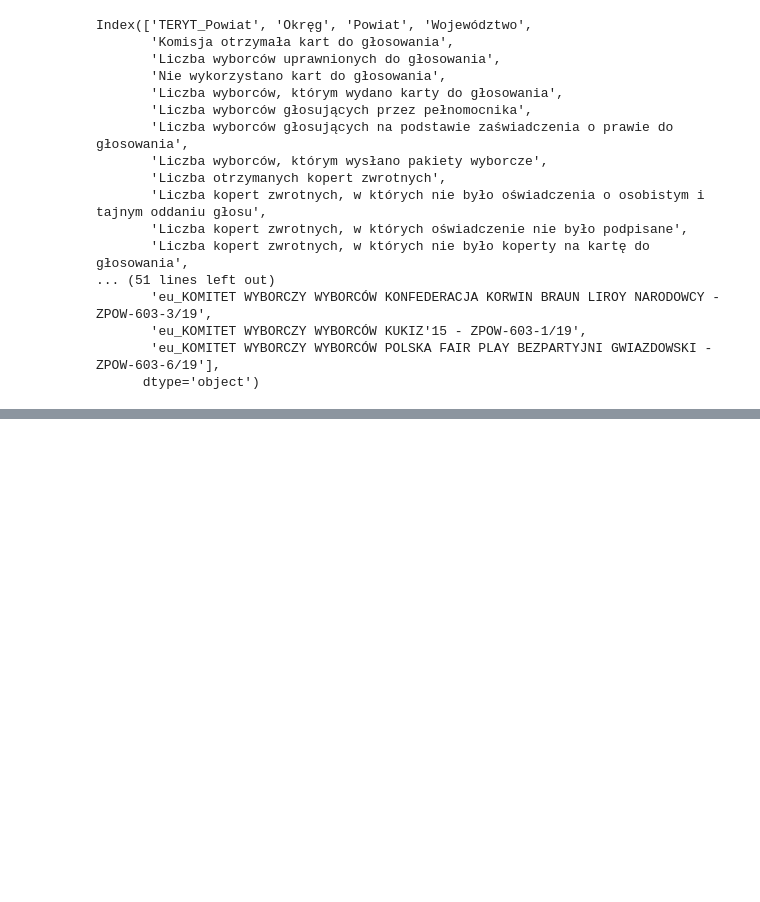
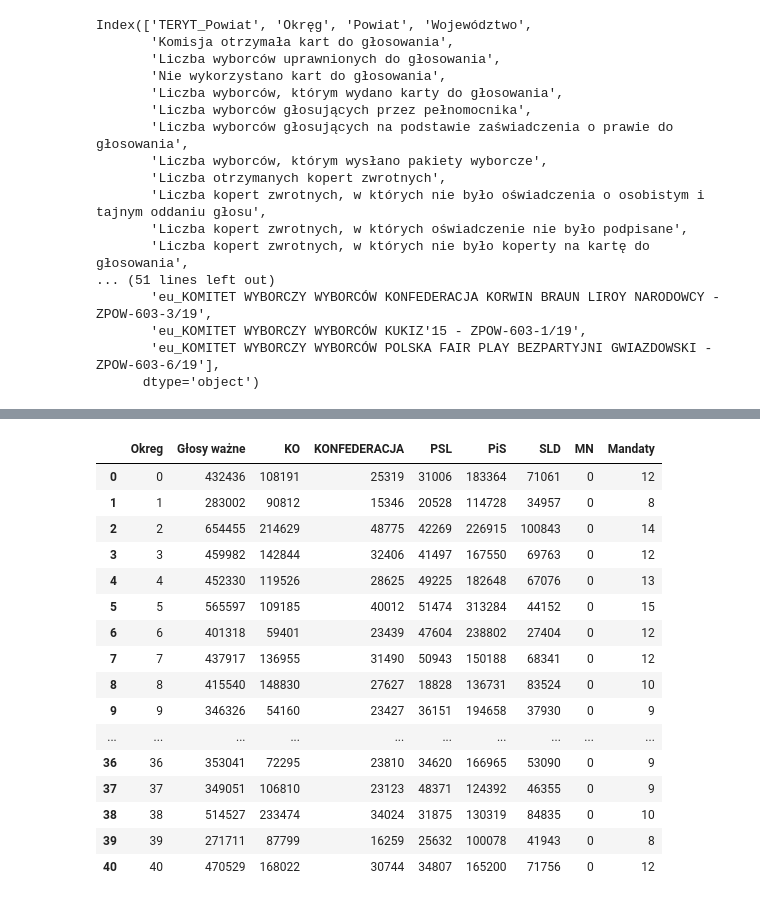
Before and after one commit to Jan-Majewski/Election_data, a Jupyter notebook: Analiza_wybory.ipynb, the cells around one changed output, grey strips where cells are left out. Saved outputs shown, nothing was run; the diff lists cells and outputs as text; code cells hidden in the pictures; blank space fills up the shorter version.

```diff
--- a/Analiza_wybory.ipynb
+++ b/Analiza_wybory.ipynb
@@ -430,0 +430,28 @@ df_pl
+# %%
+df_o=pd.merge(df_o, okreg_map, left_on="Okręg", right_on="Okreg")
+# %%
+df_o.drop(columns=["Okreg","TERYT_Powiat"], inplace=True)
+# %%
+df_o.reset_index(inplace=True)
+# %%
+df_o.rename(columns={"index":"Okreg"}, inplace=True)
+# %%
+df_o
+# %% [output]
+|  | Okreg | Głosy ważne | KO | KONFEDERACJA | PSL | PiS | SLD | MN | Mandaty |
+| 0 | 0 | 432436 | 108191 | 25319 | 31006 | 183364 | 71061 | 0 | 12 |
+| 1 | 1 | 283002 | 90812 | 15346 | 20528 | 114728 | 34957 | 0 | 8 |
+| 2 | 2 | 654455 | 214629 | 48775 | 42269 | 226915 | 100843 | 0 | 14 |
+| 3 | 3 | 459982 | 142844 | 32406 | 41497 | 167550 | 69763 | 0 | 12 |
+| 4 | 4 | 452330 | 119526 | 28625 | 49225 | 182648 | 67076 | 0 | 13 |
+| 5 | 5 | 565597 | 109185 | 40012 | 51474 | 313284 | 44152 | 0 | 15 |
+| 6 | 6 | 401318 | 59401 | 23439 | 47604 | 238802 | 27404 | 0 | 12 |
+| 7 | 7 | 437917 | 136955 | 31490 | 50943 | 150188 | 68341 | 0 | 12 |
+| 8 | 8 | 415540 | 148830 | 27627 | 18828 | 136731 | 83524 | 0 | 10 |
+| 9 | 9 | 346326 | 54160 | 23427 | 36151 | 194658 | 37930 | 0 | 9 |
+| ... | ... | ... | ... | ... | ... | ... | ... | ... | ... |
+| 36 | 36 | 353041 | 72295 | 23810 | 34620 | 166965 | 53090 | 0 | 9 |
+| 37 | 37 | 349051 | 106810 | 23123 | 48371 | 124392 | 46355 | 0 | 9 |
+| 38 | 38 | 514527 | 233474 | 34024 | 31875 | 130319 | 84835 | 0 | 10 |
+| 39 | 39 | 271711 | 87799 | 16259 | 25632 | 100078 | 41943 | 0 | 8 |
+| 40 | 40 | 470529 | 168022 | 30744 | 34807 | 165200 | 71756 | 0 | 12 |
```
Also changed, not shown: parts of 47 cells of this notebook.
